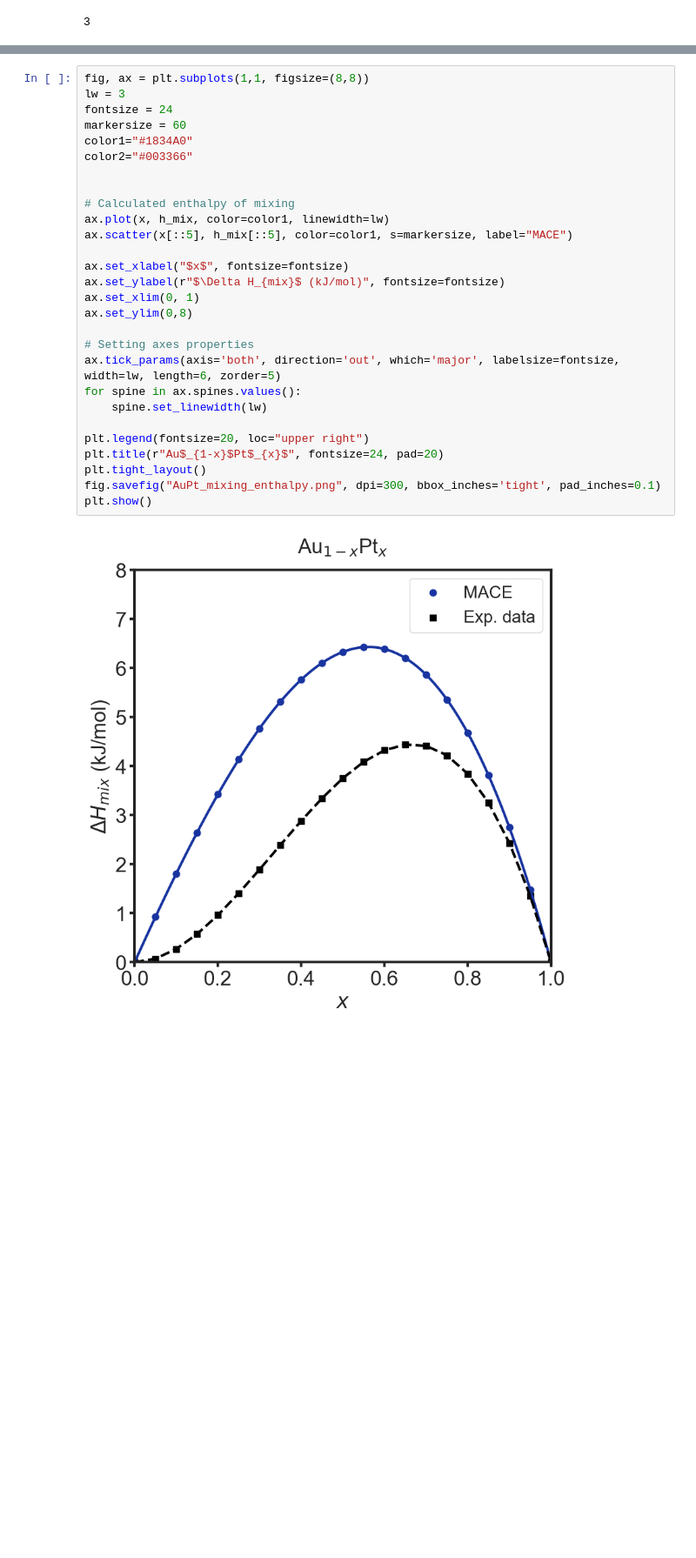
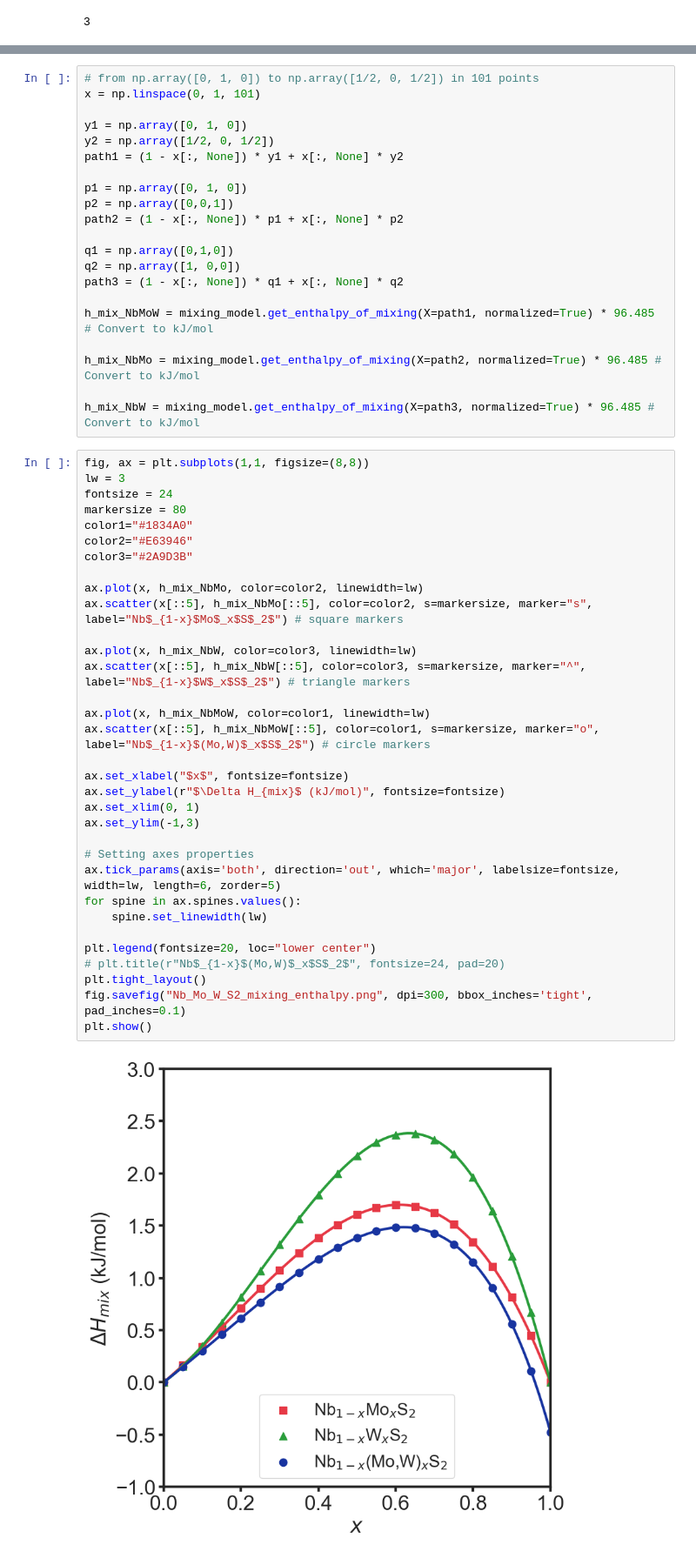
Before and after one commit to seixas-research/oncapintada, a Jupyter notebook: examples/notebooks/example03/example03.ipynb, the cells around one changed output, grey strips where cells are left out. Shown at 87% size. Drawn from its saved outputs; the diff is of its cells as text; blank space fills up the shorter version.

```diff
--- a/examples/notebooks/example03/example03.ipynb
+++ b/examples/notebooks/example03/example03.ipynb
@@ -82,30 +176,56 @@ array([0.8, 0.2, 0. ])
+# %%
+# from np.array([0, 1, 0]) to np.array([1/2, 0, 1/2]) in 101 points
+x = np.linspace(0, 1, 101)
+
+y1 = np.array([0, 1, 0])
+y2 = np.array([1/2, 0, 1/2])
+path1 = (1 - x[:, None]) * y1 + x[:, None] * y2
+
+p1 = np.array([0, 1, 0])
+p2 = np.array([0,0,1])
+path2 = (1 - x[:, None]) * p1 + x[:, None] * p2
+
+q1 = np.array([0,1,0])
+q2 = np.array([1, 0,0])
+path3 = (1 - x[:, None]) * q1 + x[:, None] * q2
+
+h_mix_NbMoW = mixing_model.get_enthalpy_of_mixing(X=path1, normalized=True) * 96.485 # Convert to kJ/mol
+
+h_mix_NbMo = mixing_model.get_enthalpy_of_mixing(X=path2, normalized=True) * 96.485 # Convert to kJ/mol
+
+h_mix_NbW = mixing_model.get_enthalpy_of_mixing(X=path3, normalized=True) * 96.485 # Convert to kJ/mol
 # %%
 fig, ax = plt.subplots(1,1, figsize=(8,8))
 lw = 3
 fontsize = 24
-markersize = 60
+markersize = 80
 color1="#1834A0"
-color2="#003366"
+color2="#E63946"
+color3="#2A9D3B"
 
+ax.plot(x, h_mix_NbMo, color=color2, linewidth=lw)
+ax.scatter(x[::5], h_mix_NbMo[::5], color=color2, s=markersize, marker="s", label="Nb$_{1-x}$Mo$_x$S$_2$") # square markers
 
-# Calculated enthalpy of mixing
-ax.plot(x, h_mix, color=color1, linewidth=lw)
-ax.scatter(x[::5], h_mix[::5], color=color1, s=markersize, label="MACE")
+ax.plot(x, h_mix_NbW, color=color3, linewidth=lw)
+ax.scatter(x[::5], h_mix_NbW[::5], color=color3, s=markersize, marker="^", label="Nb$_{1-x}$W$_x$S$_2$") # triangle markers
+
+ax.plot(x, h_mix_NbMoW, color=color1, linewidth=lw)
+ax.scatter(x[::5], h_mix_NbMoW[::5], color=color1, s=markersize, marker="o", label="Nb$_{1-x}$(Mo,W)$_x$S$_2$") # circle markers
 
 ax.set_xlabel("$x$", fontsize=fontsize)
 ax.set_ylabel(r"$\Delta H_{mix}$ (kJ/mol)", fontsize=fontsize)
 ax.set_xlim(0, 1)
-ax.set_ylim(0,8)
+ax.set_ylim(-1,3)
 
 # Setting axes properties
 ax.tick_params(axis='both', direction='out', which='major', labelsize=fontsize, width=lw, length=6, zorder=5)
 for spine in ax.spines.values():
     spine.set_linewidth(lw)
 
-plt.legend(fontsize=20, loc="upper right")
-plt.title(r"Au$_{1-x}$Pt$_{x}$", fontsize=24, pad=20)
+plt.legend(fontsize=20, loc="lower center")
+# plt.title(r"Nb$_{1-x}$(Mo,W)$_x$S$_2$", fontsize=24, pad=20)
 plt.tight_layout()
-fig.savefig("AuPt_mixing_enthalpy.png", dpi=300, bbox_inches='tight', pad_inches=0.1)
+fig.savefig("Nb_Mo_W_S2_mixing_enthalpy.png", dpi=300, bbox_inches='tight', pad_inches=0.1)
 plt.show()
 # %% [output]
-[figure, old version]
+[figure, new version]
```
Also changed, not shown: parts of 30 cells of this notebook, 5 other files.
